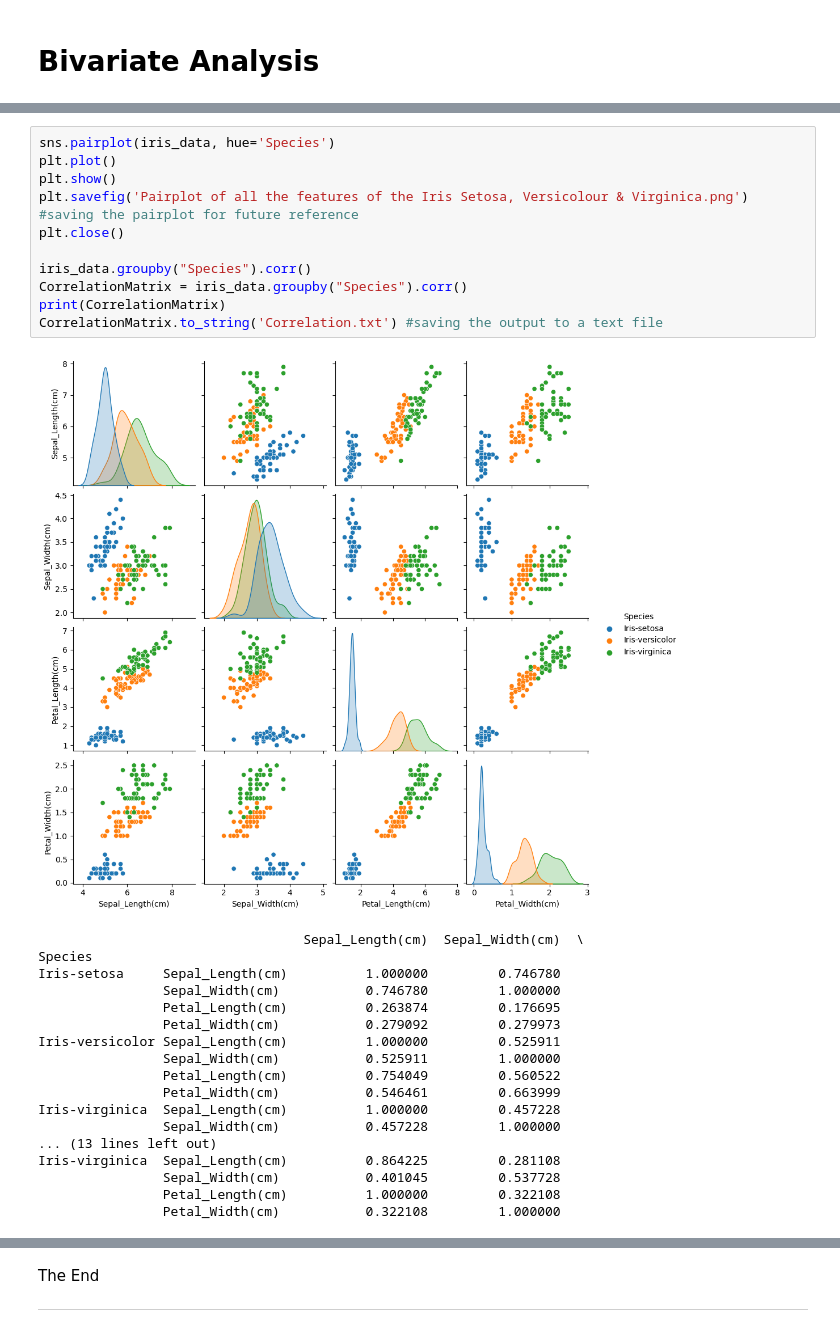
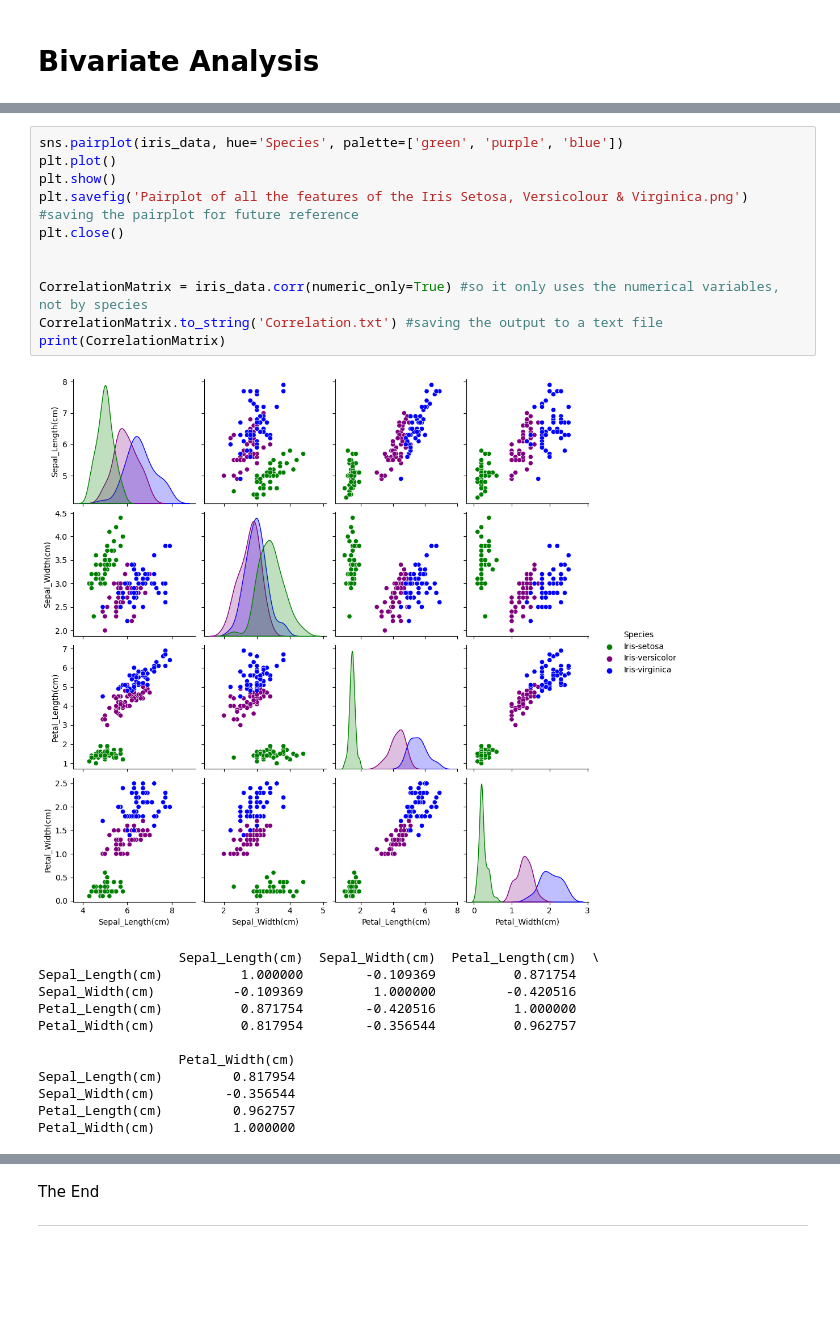
Before and after one commit to rebeccaf1918/FundamentalsOfDA, a Jupyter notebook: Project.ipynb, the cells around one changed output, grey strips where cells are left out. Saved outputs shown, nothing was run; the diff lists cells and outputs as text; blank space fills up the shorter version.

```diff
--- a/Project.ipynb
+++ b/Project.ipynb
@@ -321,30 +283,24 @@ plt.subplots_adjust(left=0.25, bottom = 0.3)
 # %%
-sns.pairplot(iris_data, hue='Species')
+sns.pairplot(iris_data, hue='Species', palette=['green', 'purple', 'blue'])
 plt.plot()
 plt.show()
 plt.savefig('Pairplot of all the features of the Iris Setosa, Versicolour & Virginica.png') #saving the pairplot for future reference
 plt.close()
 
-iris_data.groupby("Species").corr()
-CorrelationMatrix = iris_data.groupby("Species").corr()
+
+CorrelationMatrix = iris_data.corr(numeric_only=True) #so it only uses the numerical variables, not by species
+CorrelationMatrix.to_string('Correlation.txt') #saving the output to a text file
 print(CorrelationMatrix)
-CorrelationMatrix.to_string('Correlation.txt') #saving the output to a text file
 # %% [output]
-[figure, old version]
+[figure, new version]
-                                  Sepal_Length(cm)  Sepal_Width(cm)  \
-Species
-Iris-setosa     Sepal_Length(cm)          1.000000         0.746780
-                Sepal_Width(cm)           0.746780         1.000000
-                Petal_Length(cm)          0.263874         0.176695
-                Petal_Width(cm)           0.279092         0.279973
-Iris-versicolor Sepal_Length(cm)          1.000000         0.525911
-                Sepal_Width(cm)           0.525911         1.000000
-                Petal_Length(cm)          0.754049         0.560522
-                Petal_Width(cm)           0.546461         0.663999
-Iris-virginica  Sepal_Length(cm)          1.000000         0.457228
-                Sepal_Width(cm)           0.457228         1.000000
-... (13 lines left out)
-Iris-virginica  Sepal_Length(cm)          0.864225         0.281108
-                Sepal_Width(cm)           0.401045         0.537728
-                Petal_Length(cm)          1.000000         0.322108
-                Petal_Width(cm)           0.322108         1.000000
+                  Sepal_Length(cm)  Sepal_Width(cm)  Petal_Length(cm)  \
+Sepal_Length(cm)          1.000000        -0.109369          0.871754
+Sepal_Width(cm)          -0.109369         1.000000         -0.420516
+Petal_Length(cm)          0.871754        -0.420516          1.000000
+Petal_Width(cm)           0.817954        -0.356544          0.962757
+
+                  Petal_Width(cm)
+Sepal_Length(cm)         0.817954
+Sepal_Width(cm)         -0.356544
+Petal_Length(cm)         0.962757
+Petal_Width(cm)          1.000000
```
Also changed, not shown: parts of 4 cells of this notebook, 1 other file.
